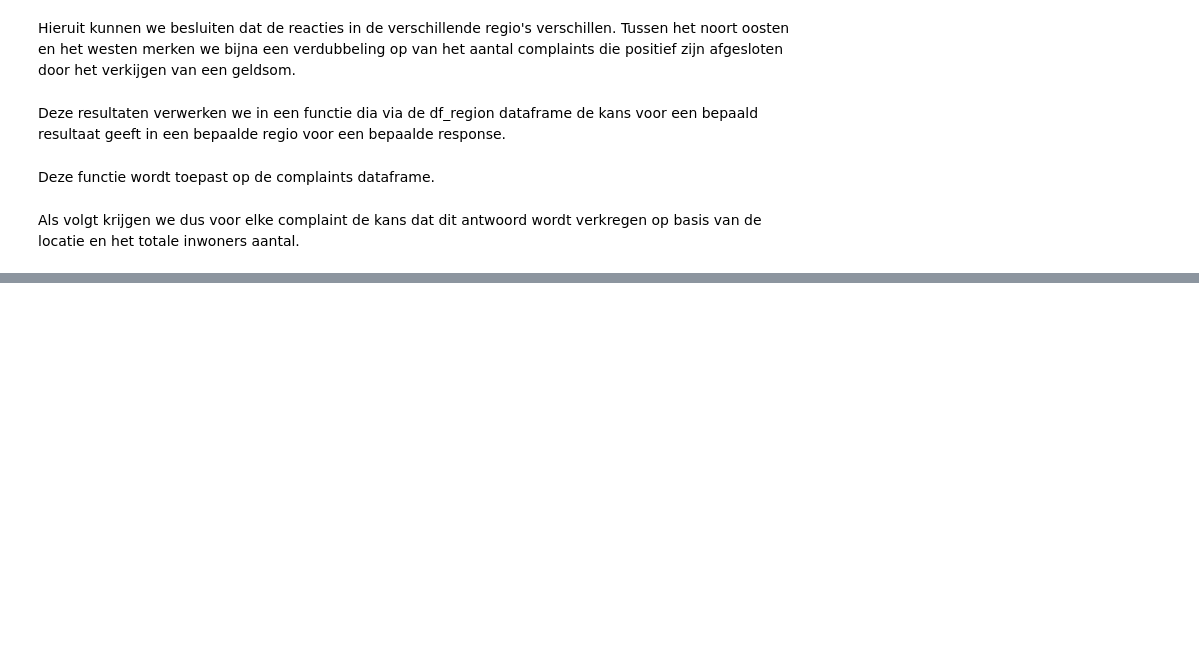
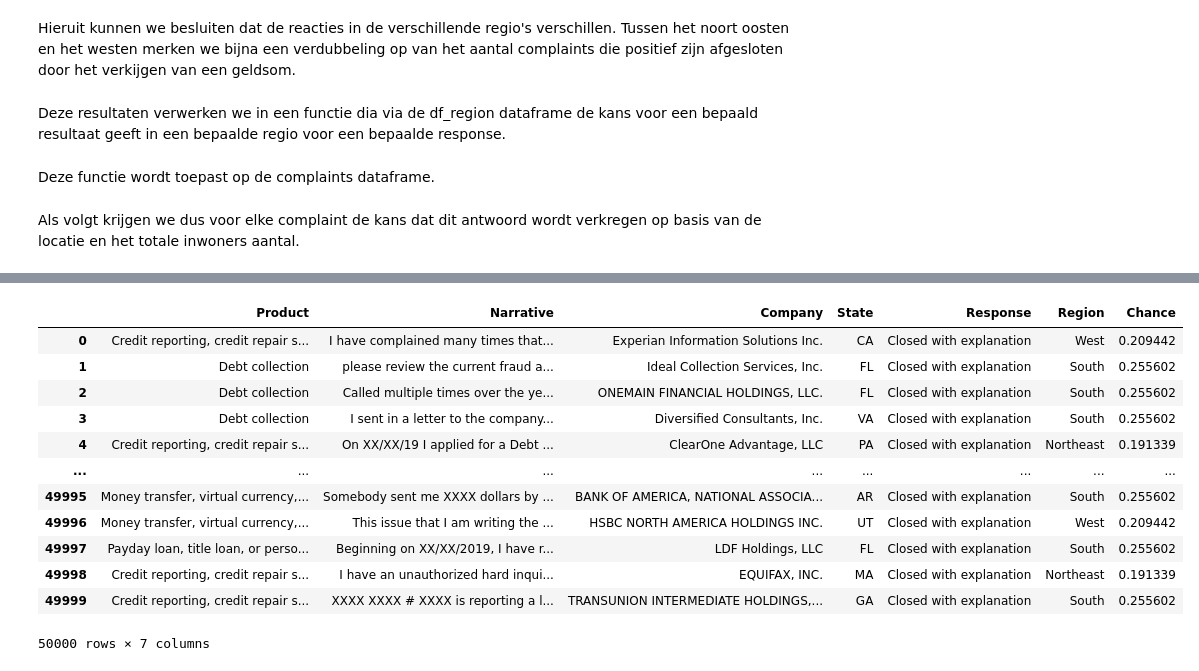
Before and after one commit to WouterStemgee/applied-machine-learning-consumer-complaints-database, a Jupyter notebook: sprint3/sprint3_Lucas.ipynb, the cells around one changed output, grey strips where cells are left out. Saved outputs shown, nothing was run; the diff lists cells and outputs as text; code cells hidden in the pictures; blank space fills up the shorter version.

```diff
--- a/sprint3/sprint3_Lucas.ipynb
+++ b/sprint3/sprint3_Lucas.ipynb
@@ -171,0 +174,27 @@ complaints_df.head()
+# %%
+import numpy
+x= complaints_df['Chance'].unique()
+x = x[~numpy.isnan(x)]
+ratio = 1/sum(x)
+def change_ratio(value):
+    return ratio*value
+
+complaints_df['Chance'] =complaints_df['Chance'].replace(np.nan, 0)
+
+complaints_df['Chance'] = complaints_df['Chance'].swifter.apply(change_ratio)
+# %%
+complaints_df
+# %% [output]
+|  | Product | Narrative | Company | State | Response | Region | Chance |
+| 0 | Credit reporting, credit repair s... | I have complained many times that... | Experian Information Solutions Inc. | CA | Closed with explanation | West | 0.209442 |
+| 1 | Debt collection | please review the current fraud a... | Ideal Collection Services, Inc. | FL | Closed with explanation | South | 0.255602 |
+| 2 | Debt collection | Called multiple times over the ye... | ONEMAIN FINANCIAL HOLDINGS, LLC. | FL | Closed with explanation | South | 0.255602 |
+| 3 | Debt collection | I sent in a letter to the company... | Diversified Consultants, Inc. | VA | Closed with explanation | South | 0.255602 |
+| 4 | Credit reporting, credit repair s... | On XX/XX/19 I applied for a Debt ... | ClearOne Advantage, LLC | PA | Closed with explanation | Northeast | 0.191339 |
+| ... | ... | ... | ... | ... | ... | ... | ... |
+| 49995 | Money transfer, virtual currency,... | Somebody sent me XXXX dollars by ... | BANK OF AMERICA, NATIONAL ASSOCIA... | AR | Closed with explanation | South | 0.255602 |
+| 49996 | Money transfer, virtual currency,... | This issue that I am writing the ... | HSBC NORTH AMERICA HOLDINGS INC. | UT | Closed with explanation | West | 0.209442 |
+| 49997 | Payday loan, title loan, or perso... | Beginning on XX/XX/2019, I have r... | LDF Holdings, LLC | FL | Closed with explanation | South | 0.255602 |
+| 49998 | Credit reporting, credit repair s... | I have an unauthorized hard inqui... | EQUIFAX, INC. | MA | Closed with explanation | Northeast | 0.191339 |
+| 49999 | Credit reporting, credit repair s... | XXXX XXXX # XXXX is reporting a l... | TRANSUNION INTERMEDIATE HOLDINGS,... | GA | Closed with explanation | South | 0.255602 |
+50000 rows × 7 columns
```
Also changed, not shown: parts of 14 cells of this notebook, 2 other files.
